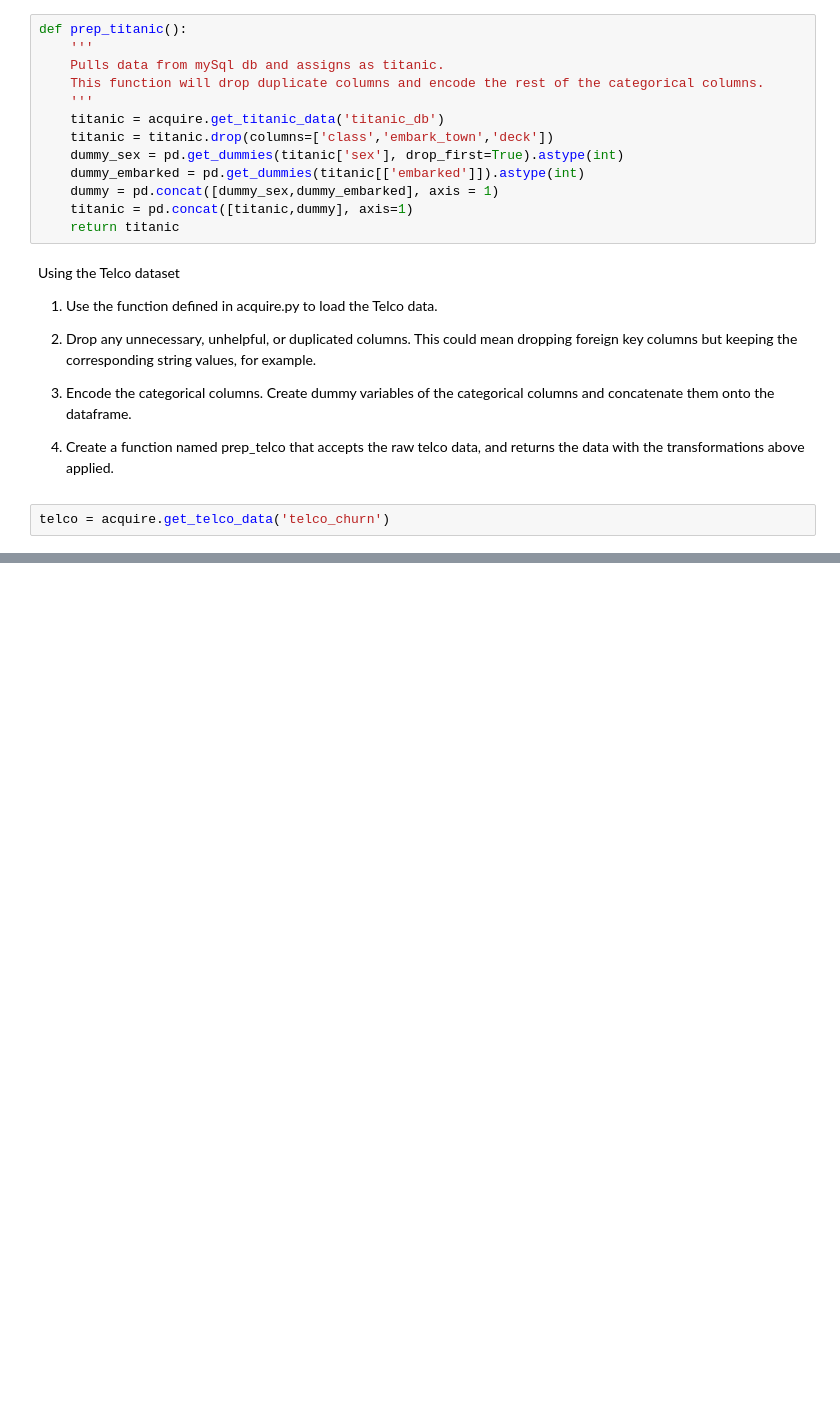
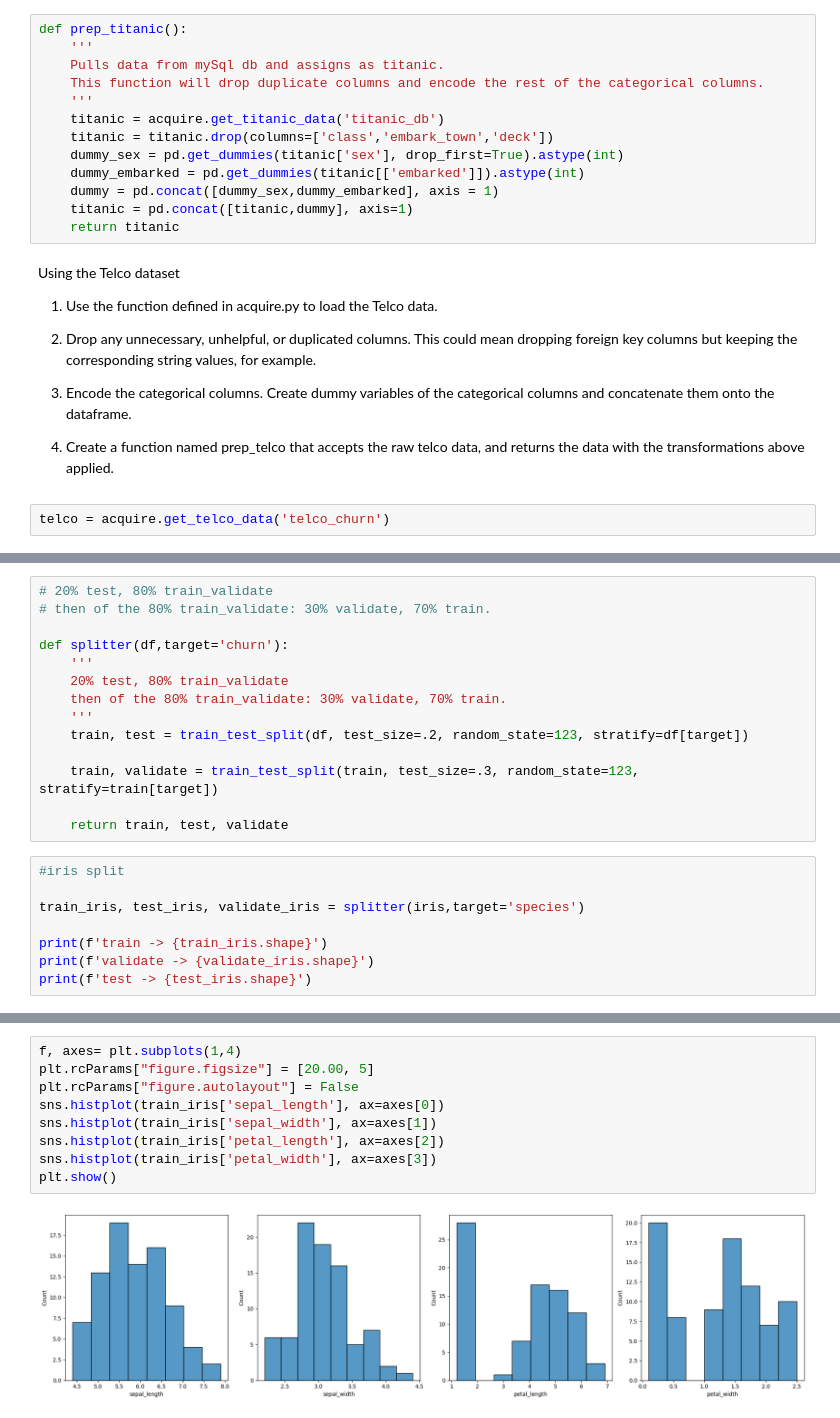
Before and after one commit to jeremiah-toribio/classification-exercises, a Jupyter notebook: classification_exercises.ipynb, the cells around one changed output, grey strips where cells are left out. Drawn from its saved outputs; the diff is of its cells as text; blank space fills up the shorter version.

```diff
--- a/classification_exercises.ipynb
+++ b/classification_exercises.ipynb
@@ -404 +393,23 @@ def prep_telco():
     return telco
+# %%
+# 20% test, 80% train_validate
+# then of the 80% train_validate: 30% validate, 70% train.
+
+def splitter(df,target='churn'):
+    '''
+    20% test, 80% train_validate
+    then of the 80% train_validate: 30% validate, 70% train.
+    '''
+    train, test = train_test_split(df, test_size=.2, random_state=123, stratify=df[target])
+
+    train, validate = train_test_split(train, test_size=.3, random_state=123, stratify=train[target])
+
+    return train, test, validate
+# %%
+#iris split
+
+train_iris, test_iris, validate_iris = splitter(iris,target='species')
+
+print(f'train -> {train_iris.shape}')
+print(f'validate -> {validate_iris.shape}')
+print(f'test -> {test_iris.shape}')
@@ -404,0 +484,11 @@ def prep_telco():
+# %%
+f, axes= plt.subplots(1,4)
+plt.rcParams["figure.figsize"] = [20.00, 5]
+plt.rcParams["figure.autolayout"] = False
+sns.histplot(train_iris['sepal_length'], ax=axes[0])
+sns.histplot(train_iris['sepal_width'], ax=axes[1])
+sns.histplot(train_iris['petal_length'], ax=axes[2])
+sns.histplot(train_iris['petal_width'], ax=axes[3])
+plt.show()
+# %% [output]
+[figure, added]
```
Also changed, not shown: parts of 44 cells of this notebook, 3 other files.
